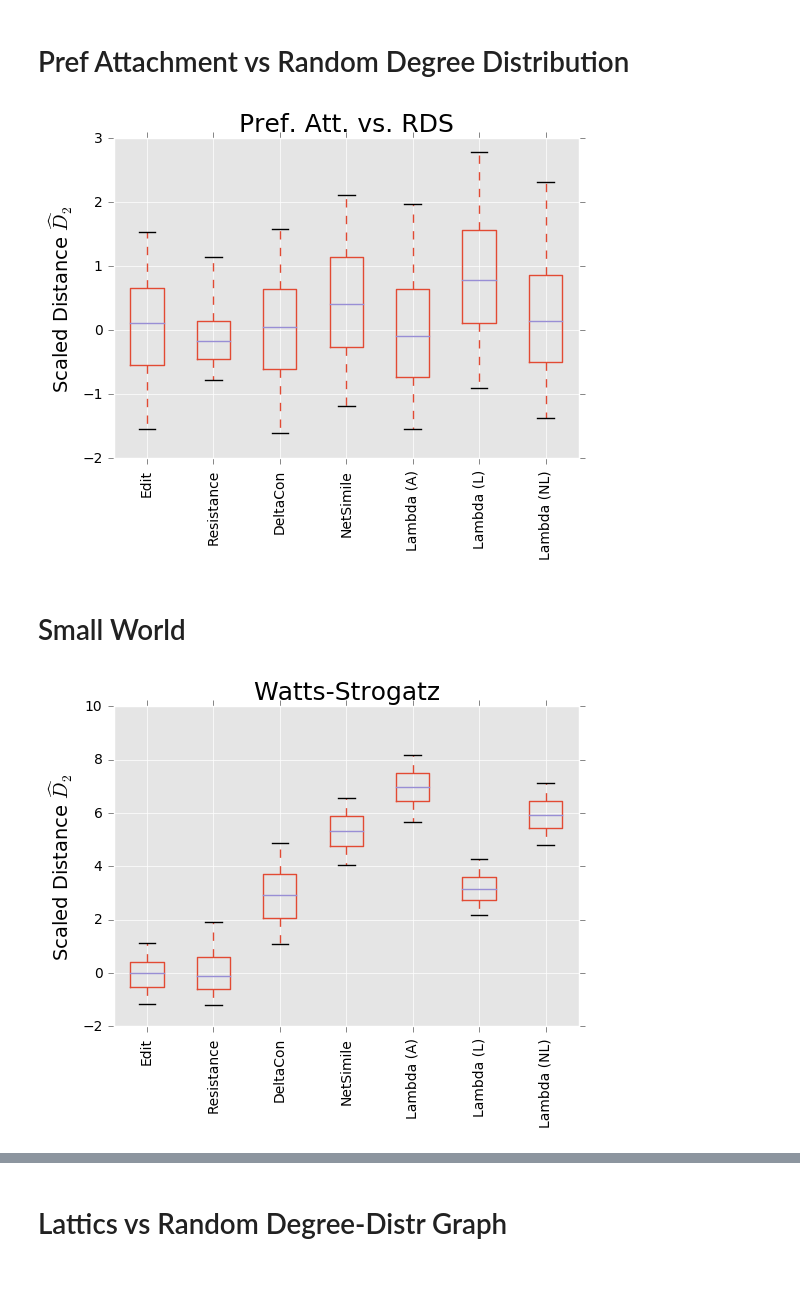
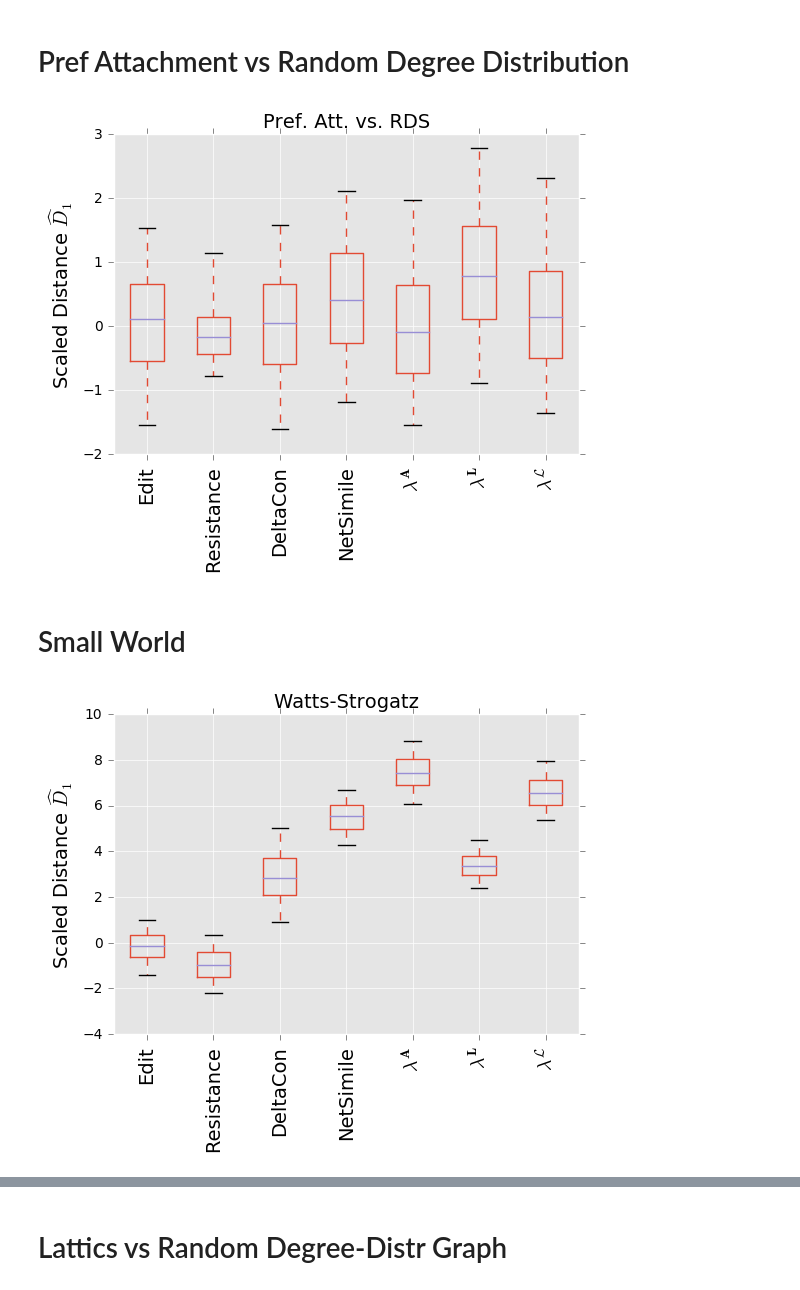
Before and after one commit to peterewills/graph_metrics_paper_code, a Jupyter notebook: make_figures.ipynb, the cells around one changed output, grey strips where cells are left out. Drawn from its saved outputs; the diff is of its cells as text; code cells hidden in the pictures.

```diff
--- a/make_figures.ipynb
+++ b/make_figures.ipynb
@@ -8,13 +8,15 @@ kwargs = {
 
 figures_dir = '/Users/peterwills/google-drive/Research/Graph Distance Study/metrics_paper/figures'
 
-labels = ['Edit', 'Resistance', 'DeltaCon', 'NetSimile', 'Lambda (A)',
-          'Lambda (L)', 'Lambda (NL)']
+labels = ['Edit', 'Resistance', 'DeltaCon', 'NetSimile', '$\lambda^\mathbf{A}$',
+          '$\lambda^\mathbf{L}$', '$\lambda^\mathbf{\cal L}$']
 # %% [markdown]
 # Functions for Plotting
 
 These functions plot our data, starting with a pickled data dictionary.
 # %%
+SIZE = 14
+
 def plot(path,title='',save=False,filename=None):
     """Plots data contained in data dictionary, for matrix and spectral distances.
 
@@ -36,10 +38,10 @@ def plot(path,title='',save=False,filename=None):
 
     plt.figure(figsize=(6,4))
     adj_scaled.boxplot(**kwargs);
-    plt.ylabel('Scaled Distance $\widehat{D}_2$',color='k');
+    plt.ylabel('Scaled Distance $\widehat{D}_1$',color='k',size=SIZE);
     plt.yticks(color='k');
-    plt.xticks(range(1,len(labels)+1),labels,rotation=90,color='k');
-    plt.title(title);
+    plt.xticks(range(1,len(labels)+1),labels,rotation=90,color='k',size=SIZE);
+    plt.title(title,size=SIZE);
 
     if save:
         fig = plt.gcf();
@@ -74,11 +76,11 @@ def plot_lambda_k(path,k_list,title='',scale=1,shift=-0.07,figsize=(6,4),
 
     plt.figure(figsize=figsize);
     adj_scaled.boxplot(**kwargs);
-    plt.ylabel('Scaled Distance $\widehat{D}_2$',color='k');
-    plt.xlabel('Number of Eigenvalues $k$',color='k')
+    plt.ylabel('Scaled Distance $\widehat{D}_1$',color='k',size=SIZE);
+    plt.xlabel('Number of Eigenvalues $k$',color='k',size=SIZE)
     plt.xticks(range(1,len(num_labels)+1),num_labels,color='k');
     plt.yticks(color='k')
-    plt.title(title);
+    plt.title(title,size=SIZE);
     plt.axvline(m + 0.5);
     plt.axvline(2*m - 0.5);
 
@@ -89,12 +91,12 @@ def plot_lambda_k(path,k_list,title='',scale=1,shift=-0.07,figsize=(6,4),
     if y_lim is not None:
         y_min,y_max = y_lim
     y_ran = y_max - y_min
-    shift = -0.07
+    shift = -0.1
     plt.ylim([y_min,y_max])
 
-    plt.text(m/2 + 1, y_max + shift*y_ran, 'Lambda(A)', horizontalalignment='center')
-    plt.text(3/2*m, y_max + shift*y_ran, 'Lambda(L)', horizontalalignment='center')
-    plt.text(5/2*m - 1, y_max + shift*y_ran, 'Lambda(NL)', horizontalalignment='center')
+    plt.text(m/2 + 1, y_max + shift*y_ran, '$\lambda^\mathbf{A}$', horizontalalignment='center',size=SIZE+2)
+    plt.text(3/2*m, y_max + shift*y_ran, '$\lambda^\mathbf{L}$', horizontalalignment='center',size=SIZE+2)
+    plt.text(5/2*m - 1, y_max + shift*y_ran, '$\lambda^\mathbf{\cal{L}}$', horizontalalignment='center',size=SIZE+2)
 
     if save:
         fig = plt.gcf();
@@ -162,16 +164,16 @@ plot('pickled_data/PA_vs_randDS.p',
      save = True,
      filename = 'degmatched_pa.pdf')
 # %% [output]
-[figure, old version]
+[figure, new version]
 # %% [markdown]
 # Small World
 # %%
-plot('pickled_data/watts_vs_uncorr_witherror.p',
+plot('pickled_data/watts_vs_uncorr.p',
      title = 'Watts-Strogatz',
      save = True,
      filename = 'small_world.pdf')
 # %% [output]
-[figure, old version]
+[figure, new version]
 # %%
 path = 'pickled_data/watts_vs_uncorr_lambda_k.p'
 title = 'Watts-Strogatz $\lambda_k$ Distances'
```
Also changed, not shown: parts of 10 cells of this notebook, 2 other files.
